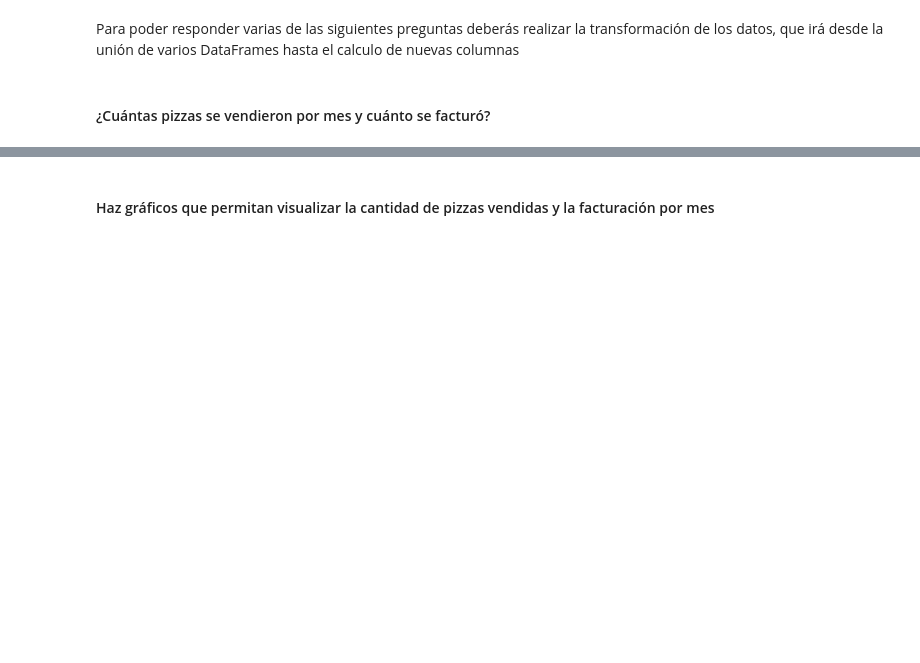
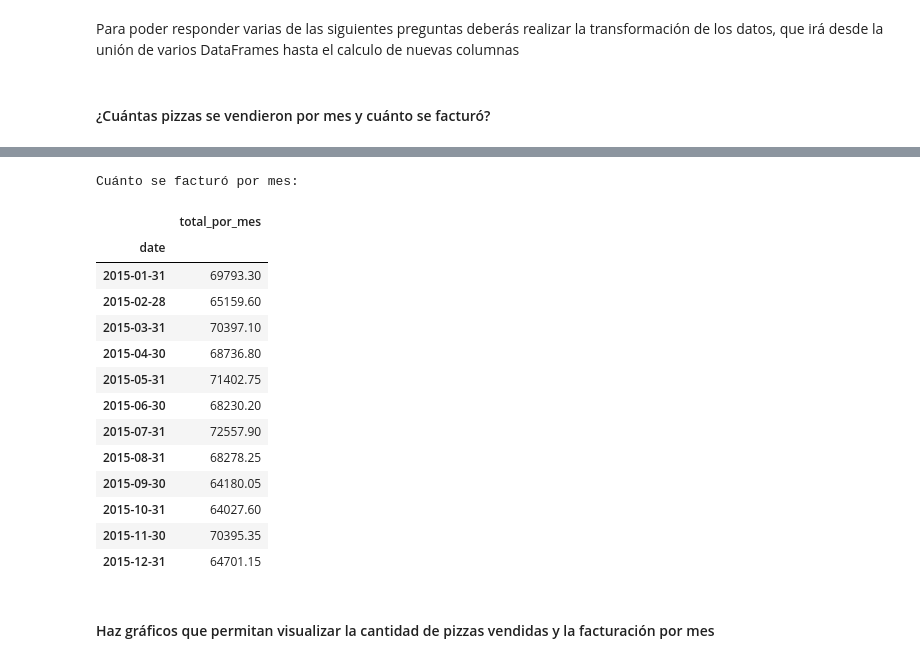
Before and after one commit to pablonunez81/ucom_intro_prog_final_work, a Jupyter notebook: M1_Trabajo_Final_pnunez_bbenitez.ipynb, the cells around one changed output, grey strips where cells are left out. Cells and saved outputs as stored; diff of their text form; code cells hidden in the pictures; blank space fills up the shorter version.

```diff
--- a/M1_Trabajo_Final_pnunez_bbenitez.ipynb
+++ b/M1_Trabajo_Final_pnunez_bbenitez.ipynb
@@ -425,2 +453,24 @@ Para poder responder varias de las siguientes preguntas deberás realizar la tra
+# %%
+#----cuanto se facturo por mes----
+merge_orders_x_pizzas['total_por_mes'] = merge_orders_x_pizzas['price'] * merge_orders_x_pizzas['quantity']
+total_por_mes = merge_orders_x_pizzas.resample('M').sum()
+print('Cuánto se facturó por mes:')
+total_por_mes[['total_por_mes']]
+# %% [output]
+Cuánto se facturó por mes:
+|  | total_por_mes |
+| date |  |
+| 2015-01-31 | 69793.30 |
+| 2015-02-28 | 65159.60 |
+| 2015-03-31 | 70397.10 |
+| 2015-04-30 | 68736.80 |
+| 2015-05-31 | 71402.75 |
+| 2015-06-30 | 68230.20 |
+| 2015-07-31 | 72557.90 |
+| 2015-08-31 | 68278.25 |
+| 2015-09-30 | 64180.05 |
+| 2015-10-31 | 64027.60 |
+| 2015-11-30 | 70395.35 |
+| 2015-12-31 | 64701.15 |
 # %% [markdown]
 #### Haz gráficos que permitan visualizar la cantidad de pizzas vendidas y la facturación por mes
```
Also changed, not shown: parts of 5 cells of this notebook.
